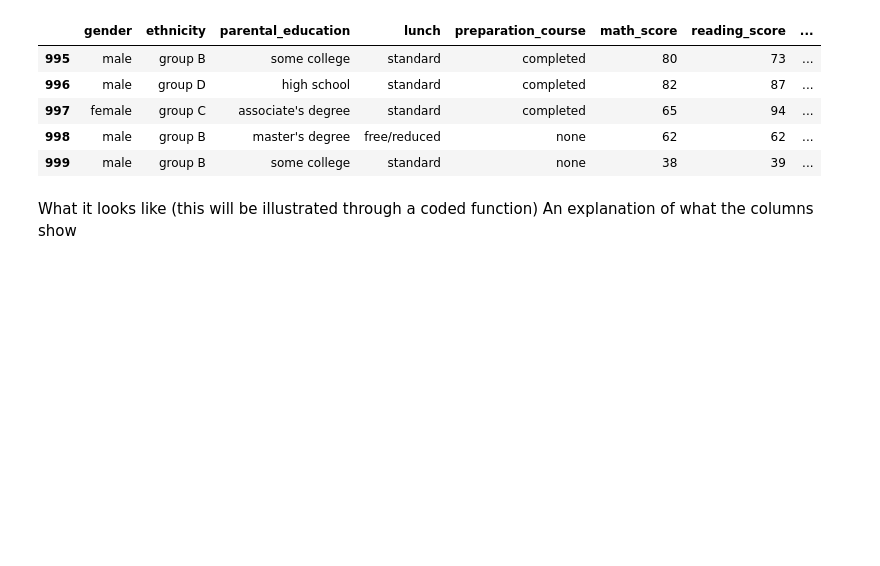
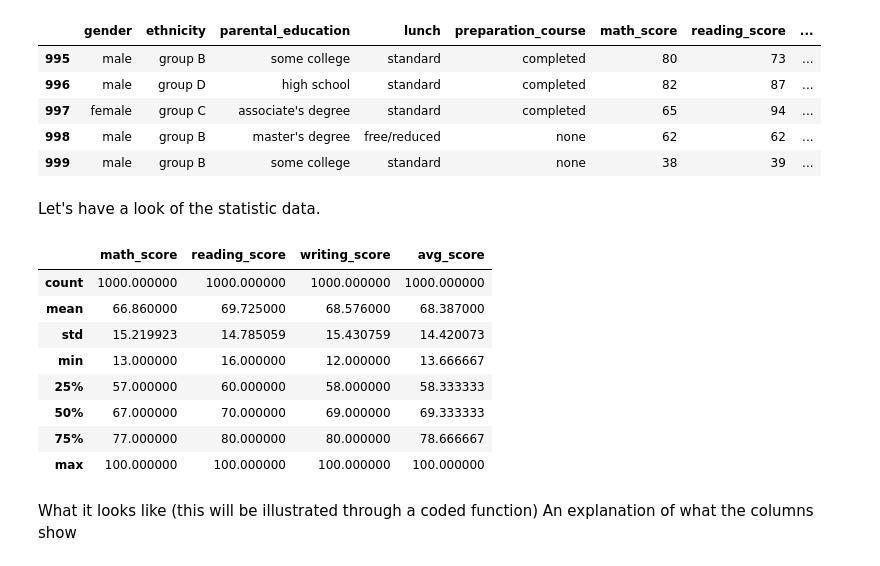
Before and after one commit to sysphcd/PythonProgrammingforData, a Jupyter notebook: Projects/Numpy_mini_project.ipynb, the cells around one changed output. Cells and saved outputs as stored; diff of their text form; code cells hidden in the pictures; blank space fills up the shorter version.

```diff
--- a/Projects/Numpy_mini_project.ipynb
+++ b/Projects/Numpy_mini_project.ipynb
@@ -84,6 +96,20 @@ display(df.tail())
 | 997 | female | group C | associate's degree | standard | completed | 65 | 94 | ... |
 | 998 | male | group B | master's degree | free/reduced | none | 62 | 62 | ... |
 | 999 | male | group B | some college | standard | none | 38 | 39 | ... |
+# %% [markdown]
+Let's have a look of the statistic data.
+# %%
+df.describe()
+# %% [output]
+|  | math_score | reading_score | writing_score | avg_score |
+| count | 1000.000000 | 1000.000000 | 1000.000000 | 1000.000000 |
+| mean | 66.860000 | 69.725000 | 68.576000 | 68.387000 |
+| std | 15.219923 | 14.785059 | 15.430759 | 14.420073 |
+| min | 13.000000 | 16.000000 | 12.000000 | 13.666667 |
+| 25% | 57.000000 | 60.000000 | 58.000000 | 58.333333 |
+| 50% | 67.000000 | 70.000000 | 69.000000 | 69.333333 |
+| 75% | 77.000000 | 80.000000 | 80.000000 | 78.666667 |
+| max | 100.000000 | 100.000000 | 100.000000 | 100.000000 |
 # %% [markdown]
 What it looks like (this will be illustrated through a coded function)
 An explanation of what the columns show
```
Also changed, not shown: parts of 29 cells of this notebook.
